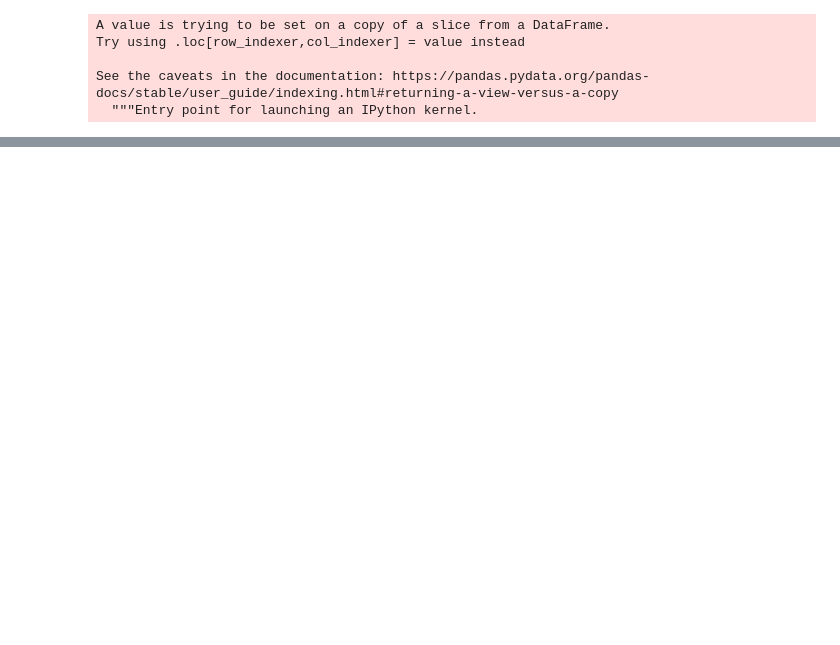
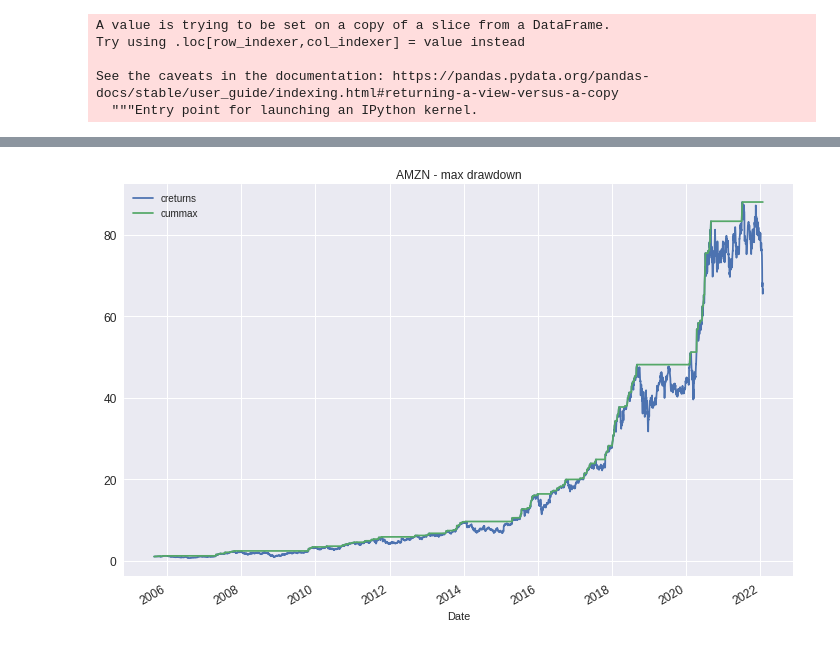
Before and after one commit to balaajhi/One-step-at-a-time, a Jupyter notebook: Buy_and_Hold_AMZN.ipynb, the cells around one changed output, grey strips where cells are left out. Drawn from its saved outputs; the diff is of its cells as text; code cells hidden in the pictures; blank space fills up the shorter version.

```diff
--- a/Buy_and_Hold_AMZN.ipynb
+++ b/Buy_and_Hold_AMZN.ipynb
@@ -206,0 +262,2 @@ plt.show()
+# %%
+df["cummax"] = df.creturns.cummax()
@@ -206,0 +287,5 @@ plt.show()
+# %%
+df[["creturns", "cummax"]].dropna().plot(figsize = (12, 8), title = "AMZN - max drawdown", fontsize = 12)
+plt.show()
+# %% [output]
+[figure, added]
```
Also changed, not shown: parts of 26 cells of this notebook.
